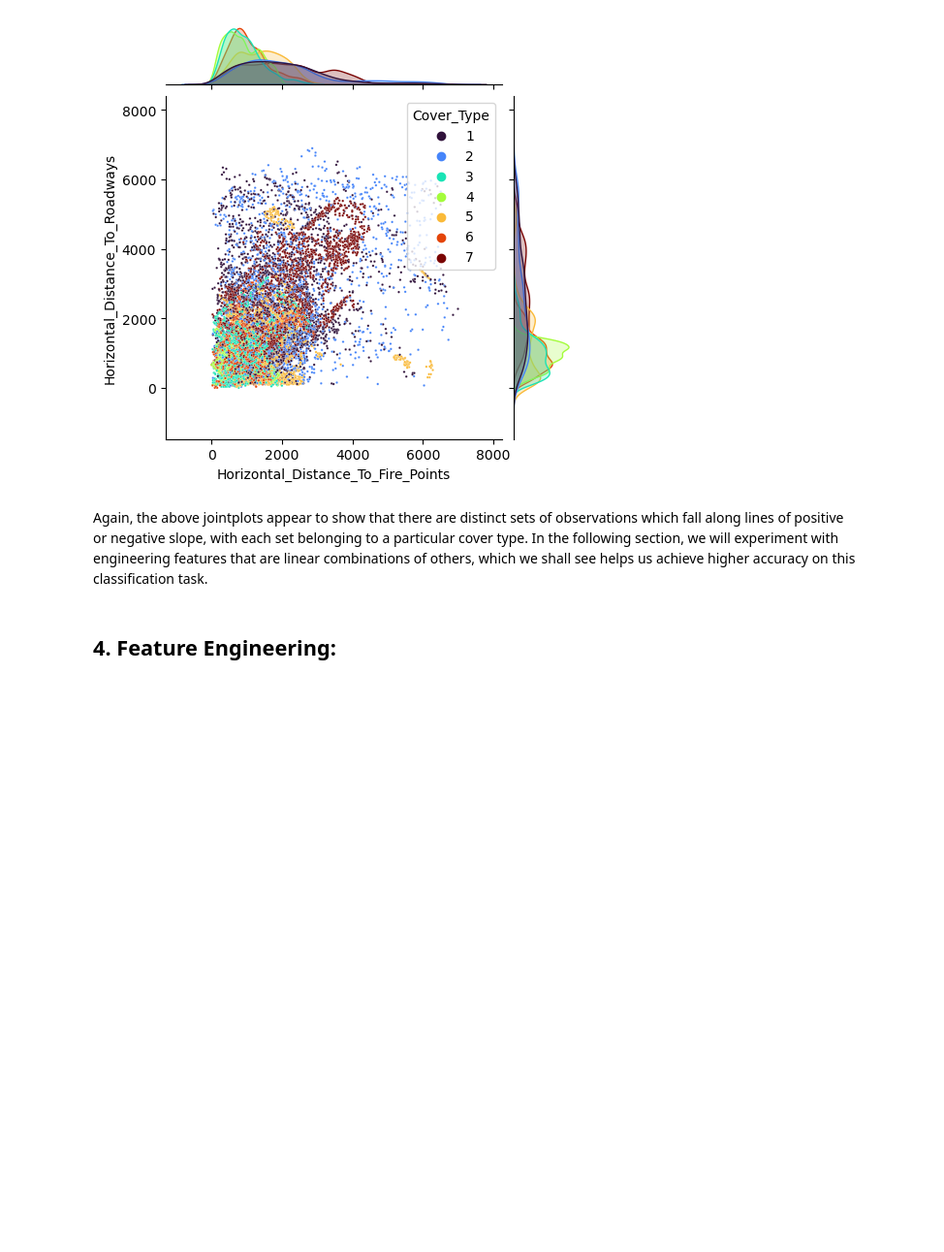
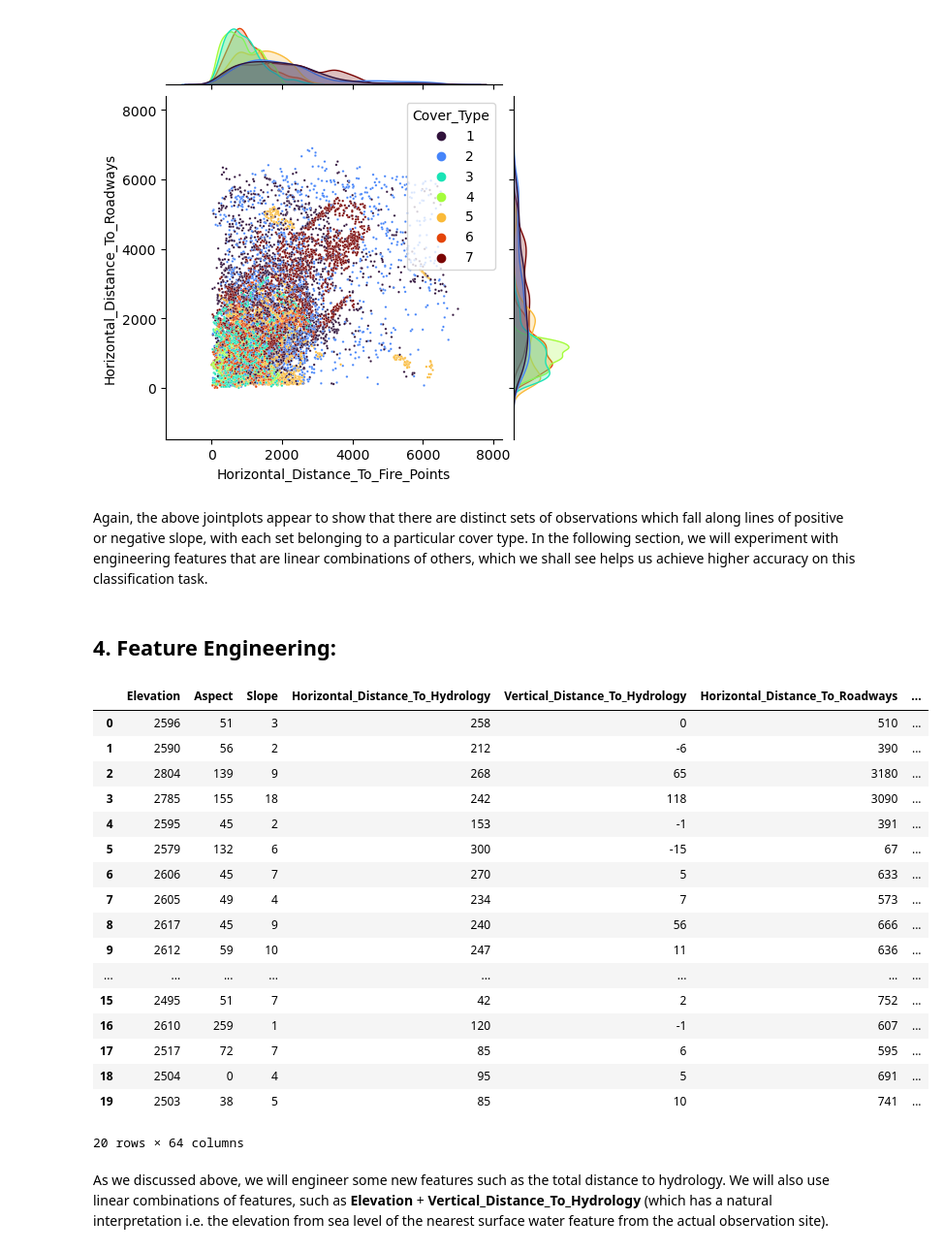
Before and after one commit to owenpb/Kaggle-Forest-Cover-Prediction, a Jupyter notebook: kaggle-forest-cover.ipynb, the cells around one changed output. Shown at 97% size. Drawn from its saved outputs; the diff is of its cells as text; code cells hidden in the pictures; blank space fills up the shorter version.

Commit message:
Feature engineering

```diff
--- a/kaggle-forest-cover.ipynb
+++ b/kaggle-forest-cover.ipynb
@@ -272,3 +272,26 @@ plt.show()
 Again, the above jointplots appear to show that there are distinct sets of observations which fall along lines of positive or negative slope, with each set belonging to a particular cover type. In the following section, we will experiment with engineering features that are linear combinations of others, which we shall see helps us achieve higher accuracy on this classification task.
 # %% [markdown]
 ## 4. Feature Engineering:
+# %%
+df.head(20)
+# %% [output]
+|  | Elevation | Aspect | Slope | Horizontal_Distance_To_Hydrology | Vertical_Distance_To_Hydrology | Horizontal_Distance_To_Roadways | ... |
+| 0 | 2596 | 51 | 3 | 258 | 0 | 510 | ... |
+| 1 | 2590 | 56 | 2 | 212 | -6 | 390 | ... |
+| 2 | 2804 | 139 | 9 | 268 | 65 | 3180 | ... |
+| 3 | 2785 | 155 | 18 | 242 | 118 | 3090 | ... |
+| 4 | 2595 | 45 | 2 | 153 | -1 | 391 | ... |
+| 5 | 2579 | 132 | 6 | 300 | -15 | 67 | ... |
+| 6 | 2606 | 45 | 7 | 270 | 5 | 633 | ... |
+| 7 | 2605 | 49 | 4 | 234 | 7 | 573 | ... |
+| 8 | 2617 | 45 | 9 | 240 | 56 | 666 | ... |
+| 9 | 2612 | 59 | 10 | 247 | 11 | 636 | ... |
+| ... | ... | ... | ... | ... | ... | ... | ... |
+| 15 | 2495 | 51 | 7 | 42 | 2 | 752 | ... |
+| 16 | 2610 | 259 | 1 | 120 | -1 | 607 | ... |
+| 17 | 2517 | 72 | 7 | 85 | 6 | 595 | ... |
+| 18 | 2504 | 0 | 4 | 95 | 5 | 691 | ... |
+| 19 | 2503 | 38 | 5 | 85 | 10 | 741 | ... |
+20 rows × 64 columns
+# %% [markdown]
+As we discussed above, we will engineer some new features such as the total distance to hydrology. We will also use linear combinations of features, such as <b>Elevation</b> + <b>Vertical_Distance_To_Hydrology</b> (which has a natural interpretation i.e. the elevation from sea level of the nearest surface water feature from the actual observation site).
```
Also changed, not shown: parts of 7 cells of this notebook.
